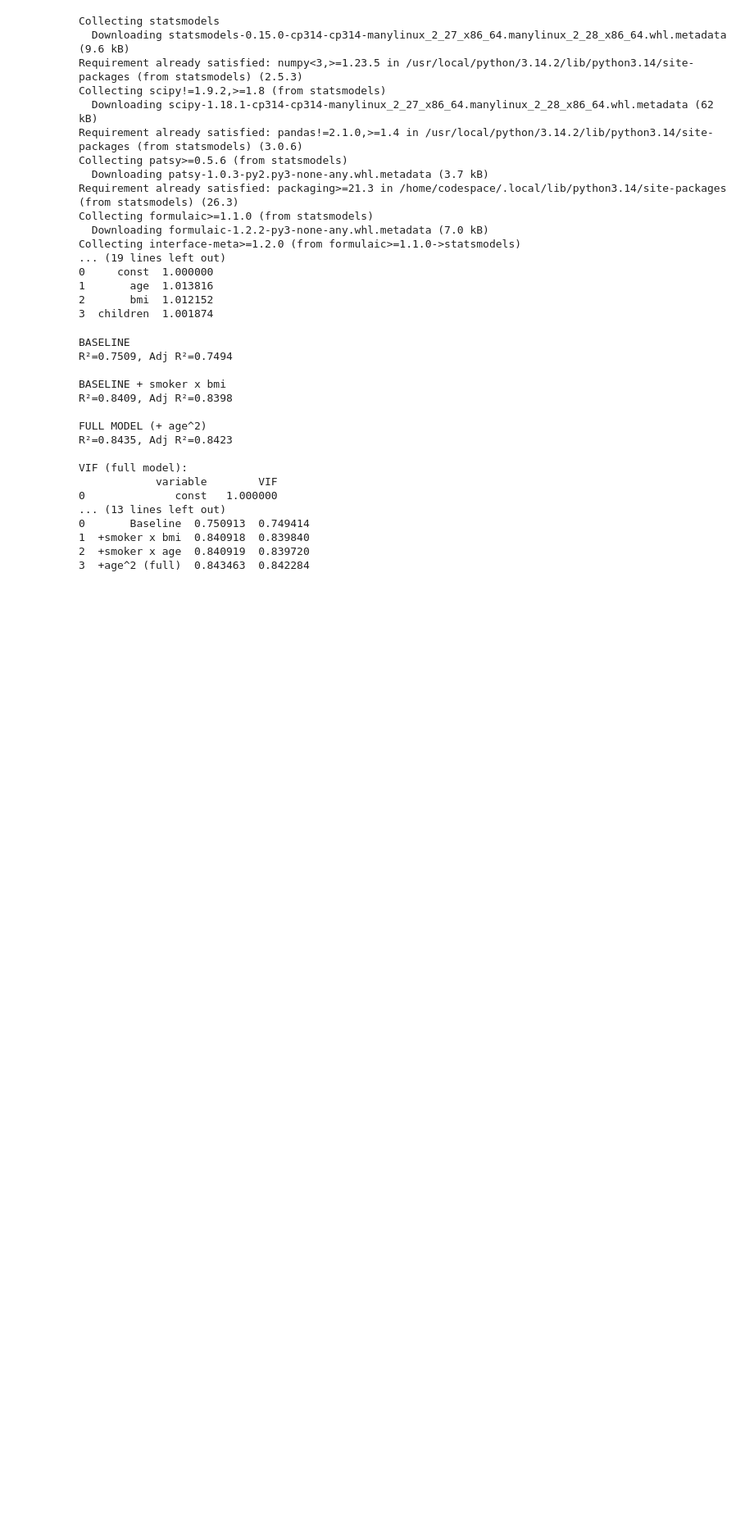
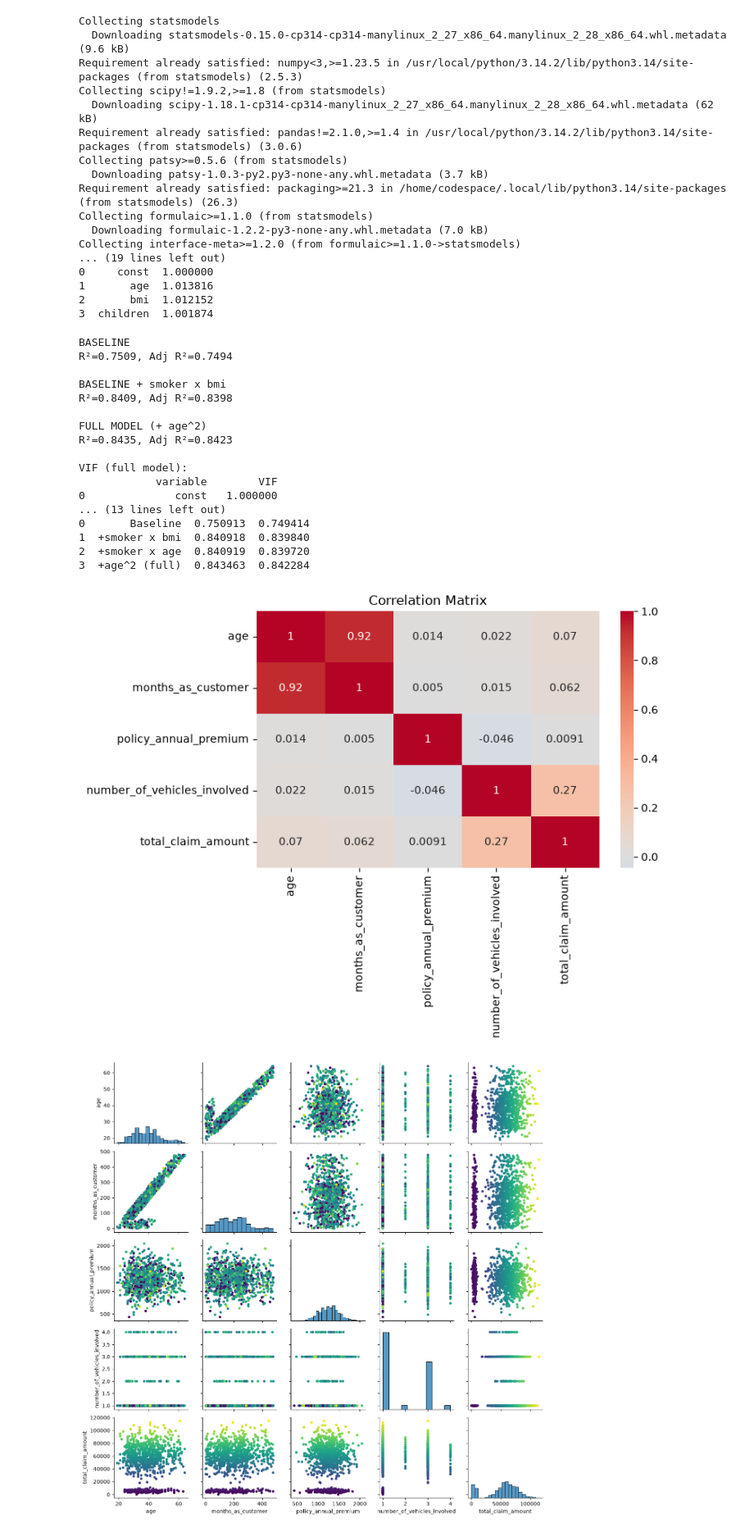
Before and after one commit to dtweeten/Capstone, a Jupyter notebook: week1.ipynb, the cells around one changed output. Shown at 82% size. Drawn from its saved outputs; the diff is of its cells as text; code cells hidden in the pictures; blank space fills up the shorter version.

```diff
--- a/week1.ipynb
+++ b/week1.ipynb
@@ -197,0 +200,79 @@ VIF (full model):
+# %%
+import pandas as pd  # data tables
+import numpy as np  # math helpers
+import seaborn as sns  # plots
+import matplotlib.pyplot as plt  # plots
+import statsmodels.api as sm  # regression
+from statsmodels.stats.outliers_influence import variance_inflation_factor  # VIF check
+
+# ---------- 1. Load and clean ----------
+df = pd.read_csv("insurance_claims.csv")  # change to your file name
+df = df.replace('?', 'Unknown')  # "?" means missing, so make it its own category
+
+num_cols = ['age', 'months_as_customer', 'policy_annual_premium',
+            'number_of_vehicles_involved']  # continuous predictors
+cat_cols = ['incident_severity', 'collision_type', 'insured_sex', 'property_damage']  # categorical predictors
+df = df[num_cols + cat_cols + ['total_claim_amount']].dropna()  # keep only the columns we need
+y = df['total_claim_amount']  # target
+
+# ---------- 2. EDA: correlation plot ----------
+plt.figure(figsize=(8, 6))
+sns.heatmap(df[num_cols + ['total_claim_amount']].corr(), annot=True, cmap='coolwarm', center=0)  # correlation heatmap
+plt.title("Correlation Matrix")
+plt.tight_layout()
+plt.show()
+
+# ---------- 2b. EDA: scatterplot matrix, colored by total_claim_amount ----------
+vars_to_plot = num_cols + ['total_claim_amount']  # variables to plot
+g = sns.PairGrid(df, vars=vars_to_plot)  # grid of plots
+g.map_offdiag(lambda x, z, **kws: plt.scatter(x, z, c=df['total_claim_amount'], cmap='viridis', s=15))  # color points by claim amount
+g.map_diag(sns.histplot)  # histograms on the diagonal
+plt.show()
+
+# ---------- 2c. EDA: claim size by category ----------
+sns.boxplot(data=df, x='incident_severity', y='total_claim_amount')  # how claims differ by severity
+plt.show()
+
+# ---------- 3. Multicollinearity: VIF on continuous predictors ----------
+cont = sm.add_constant(df[num_cols])  # add constant (needed for VIF)
+vif = pd.DataFrame({'variable': cont.columns,
+                    'VIF': [variance_inflation_factor(cont.values, i) for i in range(cont.shape[1])]})
+print(vif)  # ignore const; look at age vs months_as_customer
+
+# ---------- 4. Baseline model (continuous + categorical) ----------
+X = pd.get_dummies(df.drop(columns='total_claim_amount'), columns=cat_cols, drop_first=True).astype(float)  # text -> 0/1 columns
+print(X.columns)  # check the dummy column names
+baseline = sm.OLS(y, sm.add_constant(X)).fit()  # fit the baseline regression
+print(f"BASELINE: R²={baseline.rsquared:.4f}, Adj R²={baseline.rsquared_adj:.4f}")
+
+# ---------- 5. Interaction term: major damage x number of vehicles ----------
+major = (df['incident_severity'] == 'Major Damage').astype(float)  # temporary 1/0 flag (not added to X on its own)
+X['major_x_vehicles'] = major * df['number_of_vehicles_involved']  # interaction column
+m_inter = sm.OLS(y, sm.add_constant(X)).fit()  # refit with the interaction
+print(f"+INTERACTION: R²={m_inter.rsquared:.4f}, Adj R²={m_inter.rsquared_adj:.4f}")
+
+# ---------- 6. Polynomial term: age squared ----------
+X['age_sq'] = df['age']**2  # squared age (lets the model curve)
+m_poly = sm.OLS(y, sm.add_constant(X)).fit()  # refit with both terms
+print(f"+POLYNOMIAL: R²={m_poly.rsquared:.4f}, Adj R²={m_poly.rsquared_adj:.4f}")
+
+# ---------- 7. VIF on the full model ----------
+X_full = sm.add_constant(X)  # full feature set + constant
+vif_full = pd.DataFrame({'variable': X_full.columns,
+                         'VIF': [variance_inflation_factor(X_full.values, i) for i in range(X_full.shape[1])]})
+print(vif_full)  # expect high VIF on age, age_sq, months_as_customer
+
+# ---------- 8. Compare all models ----------
+comparison = pd.DataFrame({
+    'Model': ['Baseline', '+Interaction', '+Polynomial (full)'],  # model names
+    'R2': [baseline.rsquared, m_inter.rsquared, m_poly.rsquared],  # R² for each
+    'Adj_R2': [baseline.rsquared_adj, m_inter.rsquared_adj, m_poly.rsquared_adj]  # adjusted R² for each
+})
+print("\nMODEL COMPARISON")
+print(comparison)
+
+# ---------- 9. Optional: significance of the new terms ----------
+print(m_poly.summary().tables[1])  # check p-values for major_x_vehicles and age_sq (want p < 0.05)
+# %% [output]
+[figure, added]
+[figure, added]
```
Also changed, not shown: parts of 6 cells of this notebook, 3 other files.
